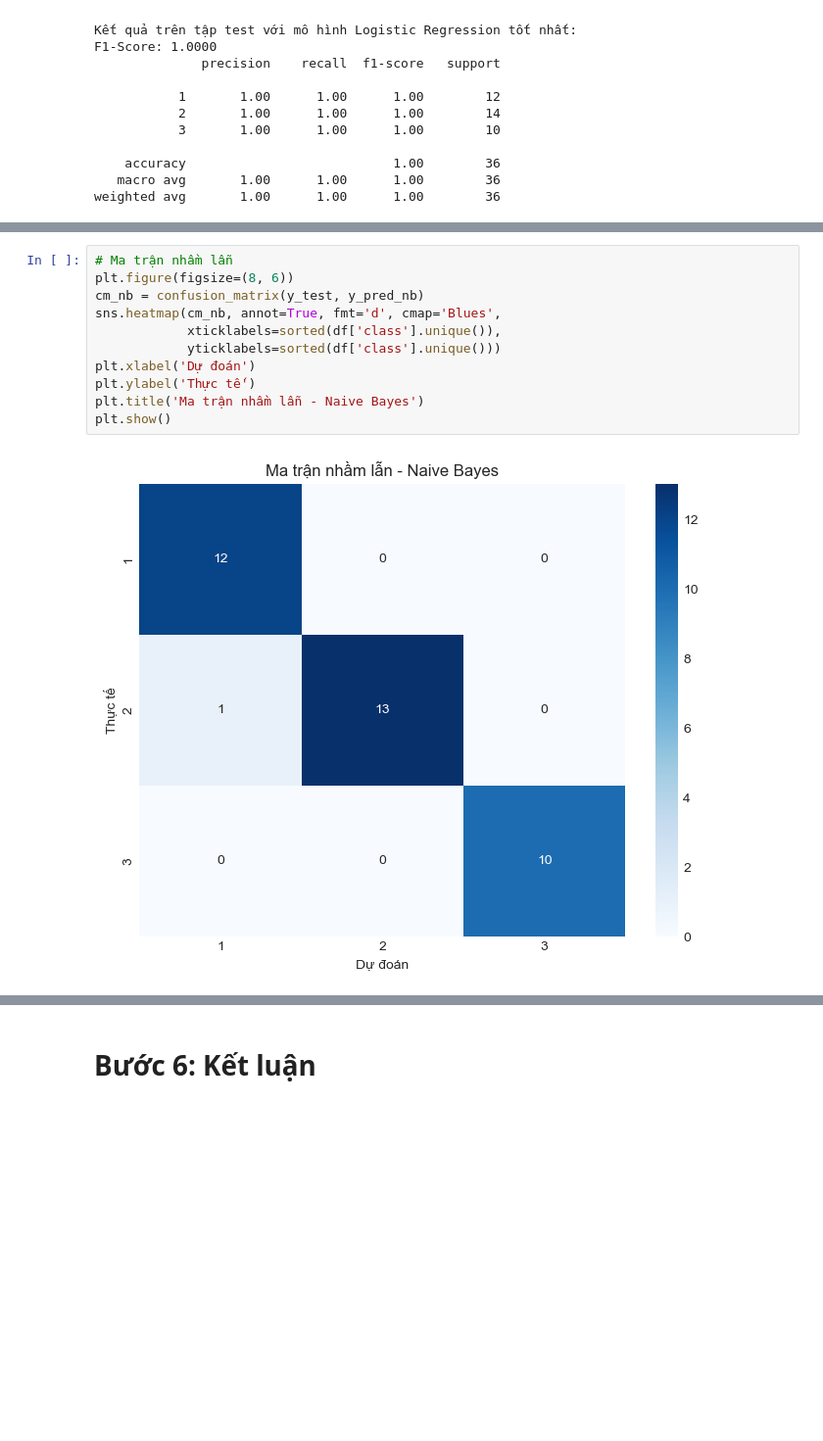
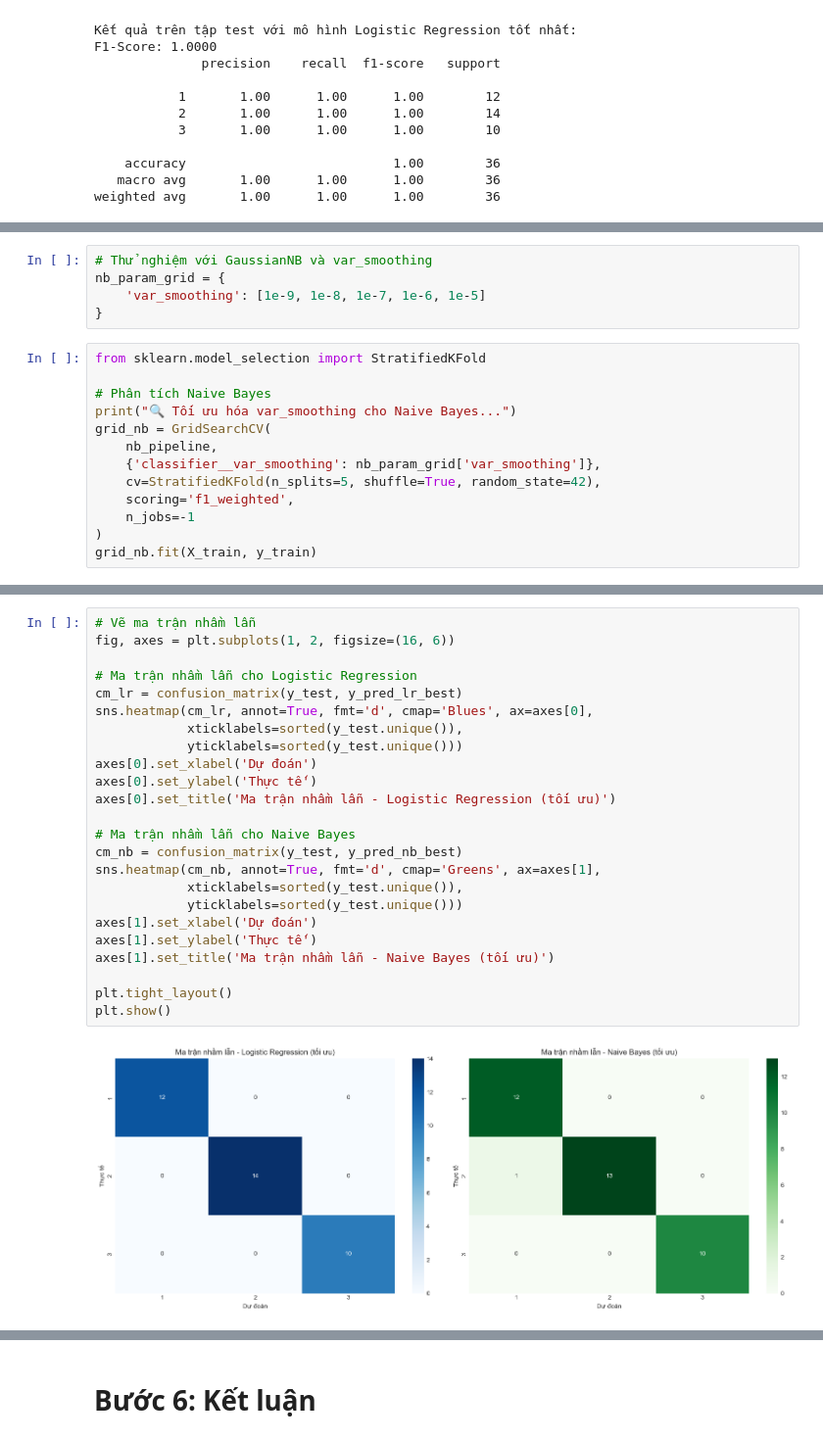
Before and after one commit to TranDucLuong2201/ML, a Jupyter notebook: data/Wine-dataset.ipynb, the cells around one changed output, grey strips where cells are left out. Shown at 98% size. Drawn from its saved outputs; the diff is of its cells as text; blank space fills up the shorter version.

```diff
--- a/data/Wine-dataset.ipynb
+++ b/data/Wine-dataset.ipynb
@@ -830,0 +665,18 @@ weighted avg       0.97      0.97      0.97        36
+# %%
+# Thử nghiệm với GaussianNB và var_smoothing
+nb_param_grid = {
+    'var_smoothing': [1e-9, 1e-8, 1e-7, 1e-6, 1e-5]
+}
+# %%
+from sklearn.model_selection import StratifiedKFold
+
+# Phân tích Naive Bayes
+print("🔍 Tối ưu hóa var_smoothing cho Naive Bayes...")
+grid_nb = GridSearchCV(
+    nb_pipeline,
+    {'classifier__var_smoothing': nb_param_grid['var_smoothing']},
+    cv=StratifiedKFold(n_splits=5, shuffle=True, random_state=42),
+    scoring='f1_weighted',
+    n_jobs=-1
+)
+grid_nb.fit(X_train, y_train)
@@ -831,16 +736,29 @@ weighted avg       0.97      0.97      0.97        36
 # %%
-# Ma trận nhầm lẫn
-plt.figure(figsize=(8, 6))
-cm_nb = confusion_matrix(y_test, y_pred_nb)
-sns.heatmap(cm_nb, annot=True, fmt='d', cmap='Blues',
-            xticklabels=sorted(df['class'].unique()),
-            yticklabels=sorted(df['class'].unique()))
-plt.xlabel('Dự đoán')
-plt.ylabel('Thực tế')
-plt.title('Ma trận nhầm lẫn - Naive Bayes')
+# Vẽ ma trận nhầm lẫn
+fig, axes = plt.subplots(1, 2, figsize=(16, 6))
+
+# Ma trận nhầm lẫn cho Logistic Regression
+cm_lr = confusion_matrix(y_test, y_pred_lr_best)
+sns.heatmap(cm_lr, annot=True, fmt='d', cmap='Blues', ax=axes[0],
+            xticklabels=sorted(y_test.unique()),
+            yticklabels=sorted(y_test.unique()))
+axes[0].set_xlabel('Dự đoán')
+axes[0].set_ylabel('Thực tế')
+axes[0].set_title('Ma trận nhầm lẫn - Logistic Regression (tối ưu)')
+
+# Ma trận nhầm lẫn cho Naive Bayes
+cm_nb = confusion_matrix(y_test, y_pred_nb_best)
+sns.heatmap(cm_nb, annot=True, fmt='d', cmap='Greens', ax=axes[1],
+            xticklabels=sorted(y_test.unique()),
+            yticklabels=sorted(y_test.unique()))
+axes[1].set_xlabel('Dự đoán')
+axes[1].set_ylabel('Thực tế')
+axes[1].set_title('Ma trận nhầm lẫn - Naive Bayes (tối ưu)')
+
+plt.tight_layout()
 plt.show()
 # %% [output]
-[figure, old version]
+[figure, new version]
 # %%
 # So sánh kết quả sau khi tối ưu hóa
 print("\n--- So sánh kết quả sau tối ưu hóa ---")
```
Also changed, not shown: parts of 62 cells of this notebook, 8 other files.
